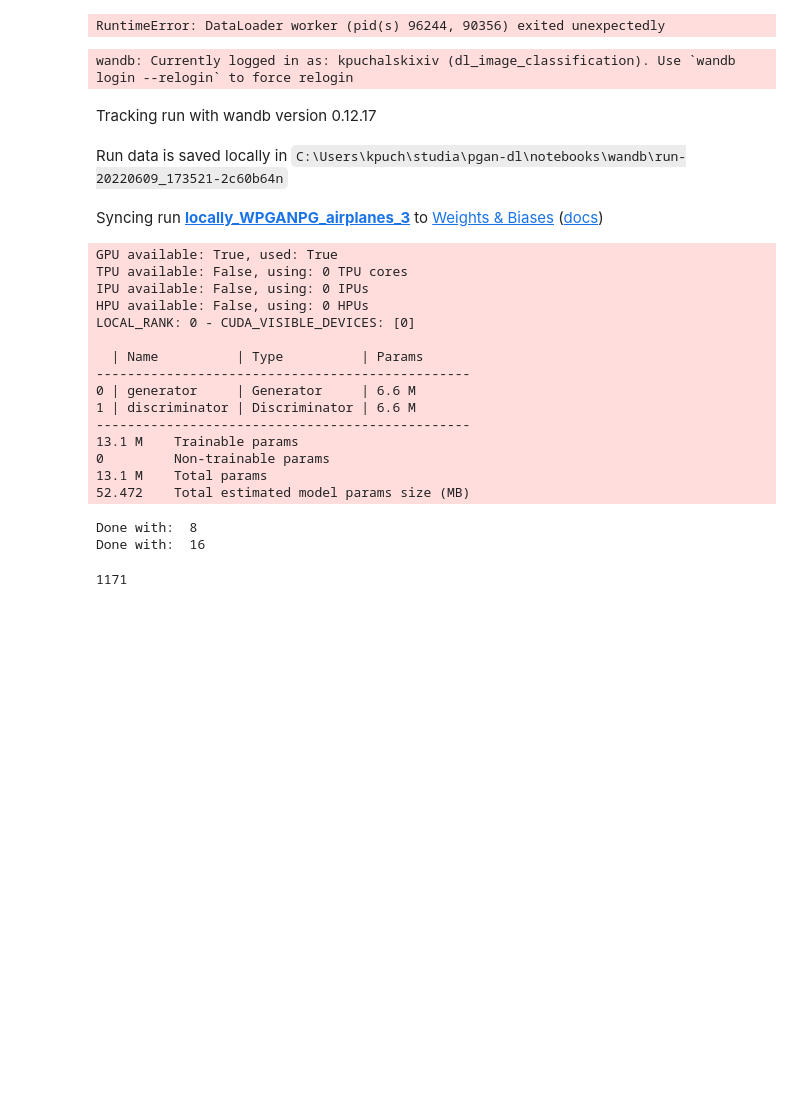
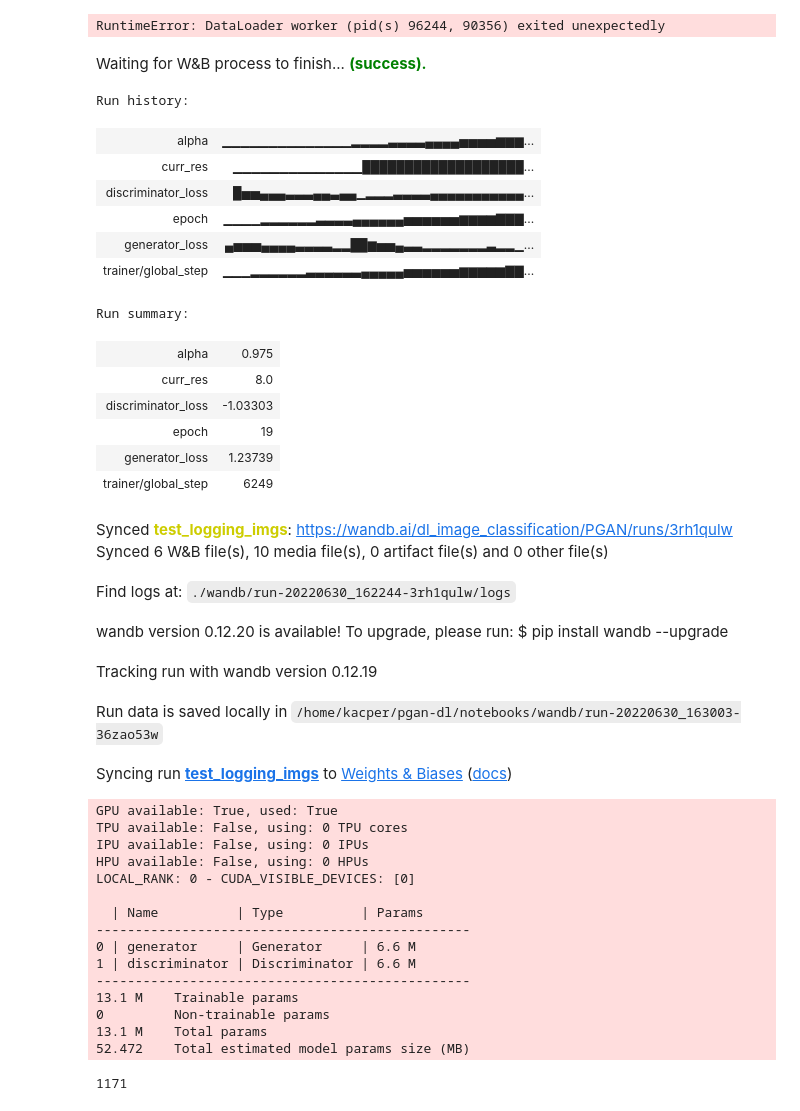
Before and after one commit to kpuchalskixiv/pgan-dl, a Jupyter notebook: notebooks/my_pgan.ipynb, the cells around one changed output. Cells and saved outputs as stored; diff of their text form; code cells hidden in the pictures; blank space fills up the shorter version.

```diff
--- a/notebooks/my_pgan.ipynb
+++ b/notebooks/my_pgan.ipynb
@@ -233,20 +101,39 @@ LOCAL_RANK: 0 - CUDA_VISIBLE_DEVICES: [0]
 RuntimeError: DataLoader worker (pid(s) 96244, 90356) exited unexpectedly
 # %%
 model =  PGAN(lr=1e-4, latent_size=512, final_res=32, activation_f=nn.LeakyReLU(negative_slope=0.2),
-             alpha_step=4*1e-3, # 500 epochs on 4v4, 1k on both 8x8 and 16x16
+             alpha_step=1e-1, # 500 epochs on 4v4, 1k on both 8x8 and 16x16
              loss_f=WGANGP_loss)
 wandb.finish()
 wandb_logger=None
+# %% [output]
+Waiting for W&B process to finish... (success).
+Run history:
+| alpha | ▁▁▁▁▁▁▁▁▁▁▁▁▁▁▂▂▂▂▃▃▃▃▄▄▄▄▅▅▅▅▆▆▆... |
+| curr_res | ▁▁▁▁▁▁▁▁▁▁▁▁▁▁███████████████████... |
+| discriminator_loss | █▅▅▄▄▄▃▃▃▄▄▃▄▄▁▂▂▂▃▃▃▃▄▄▄▄▄▄▄▄▄▄▄... |
+| epoch | ▁▁▁▁▂▂▂▂▂▂▃▃▃▃▄▄▄▄▄▄▅▅▅▅▅▅▆▆▆▆▇▇▇... |
+| generator_loss | ▄▅▅▅▄▄▄▄▃▃▃▃▂▂██▆▅▅▄▃▃▂▂▂▂▂▂▂▃▂▂▁... |
+| trainer/global_step | ▁▁▁▂▂▂▂▂▂▃▃▃▃▃▃▄▄▄▄▄▅▅▅▅▅▅▆▆▆▆▆▇▇... |
+Run summary:
+| alpha | 0.975 |
+| curr_res | 8.0 |
+| discriminator_loss | -1.03303 |
+| epoch | 19 |
+| generator_loss | 1.23739 |
+| trainer/global_step | 6249 |
+Synced test_logging_imgs: https://wandb.ai/dl_image_classification/PGAN/runs/3rh1qulw
+Synced 6 W&B file(s), 10 media file(s), 0 artifact file(s) and 0 other file(s)
+Find logs at: ./wandb/run-20220630_162244-3rh1qulw/logs
 # %%
-wandb_logger = WandbLogger(project="PGAN",  name='locally_WPGANPG_airplanes_3' ,entity="dl_image_classification")
+wandb_logger = WandbLogger(project="PGAN",  name='test_logging_imgs' ,entity="dl_image_classification")
 # %% [output]
-wandb: Currently logged in as: kpuchalskixiv (dl_image_classification). Use `wandb login --relogin` to force relogin
-Tracking run with wandb version 0.12.17
+wandb version 0.12.20 is available! To upgrade, please run: $ pip install wandb --upgrade
-Run data is saved locally in C:\Users\kpuch\studia\pgan-dl\notebooks\wandb\run-20220609_173521-2c60b64n
+Tracking run with wandb version 0.12.19
-Syncing run locally_WPGANPG_airplanes_3 to Weights & Biases (docs)
+Run data is saved locally in /home/kacper/pgan-dl/notebooks/wandb/run-20220630_163003-36zao53w
+Syncing run test_logging_imgs to Weights & Biases (docs)
 # %%
 model.generator.device='cuda'
-trainer = Trainer(gpus=1, max_epochs=2250+200, log_every_n_steps=50, logger=wandb_logger)
+trainer = Trainer(gpus=1, max_epochs=20, log_every_n_steps=50, logger=wandb_logger)
 trainer.fit(model, oneclass_dataloader)#, ckpt_path="epoch=171-step=107672.ckpt")
 # %% [output]
 GPU available: True, used: True
@@ -264,8 +151,6 @@ LOCAL_RANK: 0 - CUDA_VISIBLE_DEVICES: [0]
 0         Non-trainable params
 13.1 M    Total params
 52.472    Total estimated model params size (MB)
-Done with:  8
-Done with:  16
 # %%
 model.current_epoch
 # %% [output]
```
Also changed, not shown: parts of 25 cells of this notebook, 2 other files.
